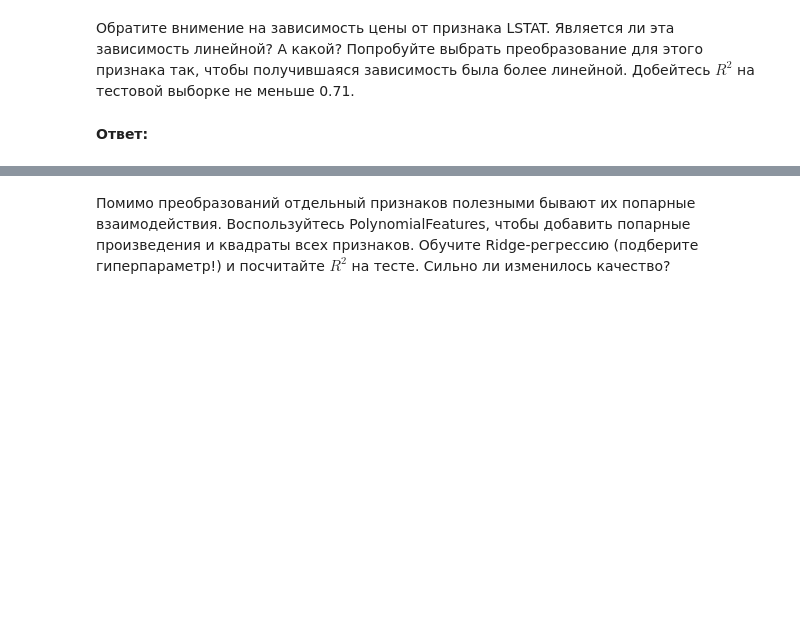
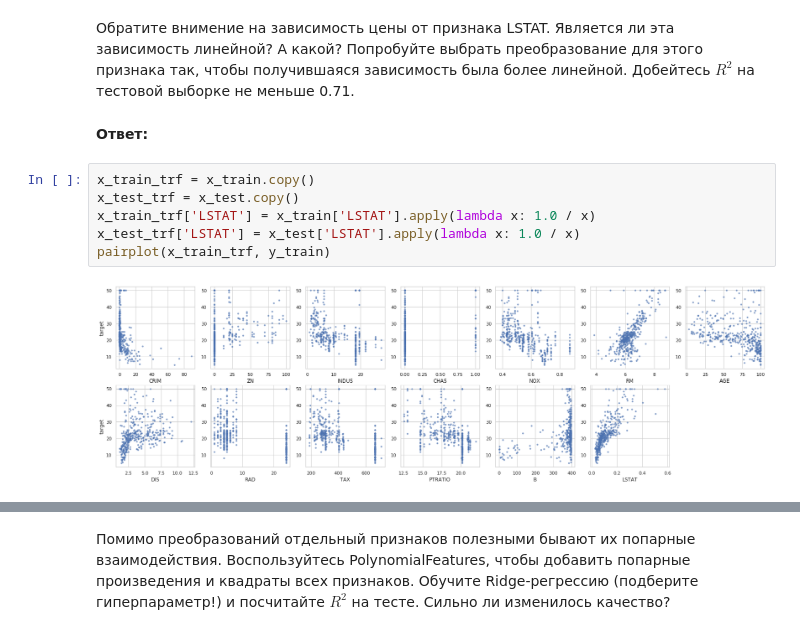
Before and after one commit to rkhomenko/ml-course-hse-tasks, a Jupyter notebook: practice/homework-practice-02.ipynb, the cells around one changed output, grey strips where cells are left out. Cells and saved outputs as stored; diff of their text form; blank space fills up the shorter version.

```diff
--- a/practice/homework-practice-02.ipynb
+++ b/practice/homework-practice-02.ipynb
@@ -488,3 +489,11 @@ pairplot(x_train, y_train)
 Обратите внимение на зависимость цены от признака LSTAT. Является ли эта зависимость линейной? А какой? Попробуйте выбрать преобразование для этого признака так, чтобы получившаяся зависимость была более линейной. Добейтесь $R^2$ на тестовой выборке не меньше 0.71.
 # %% [markdown]
 __Ответ:__
+# %%
+x_train_trf = x_train.copy()
+x_test_trf = x_test.copy()
+x_train_trf['LSTAT'] = x_train['LSTAT'].apply(lambda x: 1.0 / x)
+x_test_trf['LSTAT'] = x_test['LSTAT'].apply(lambda x: 1.0 / x)
+pairplot(x_train_trf, y_train)
+# %% [output]
+[figure, added]
```
Also changed, not shown: parts of 24 cells of this notebook.
